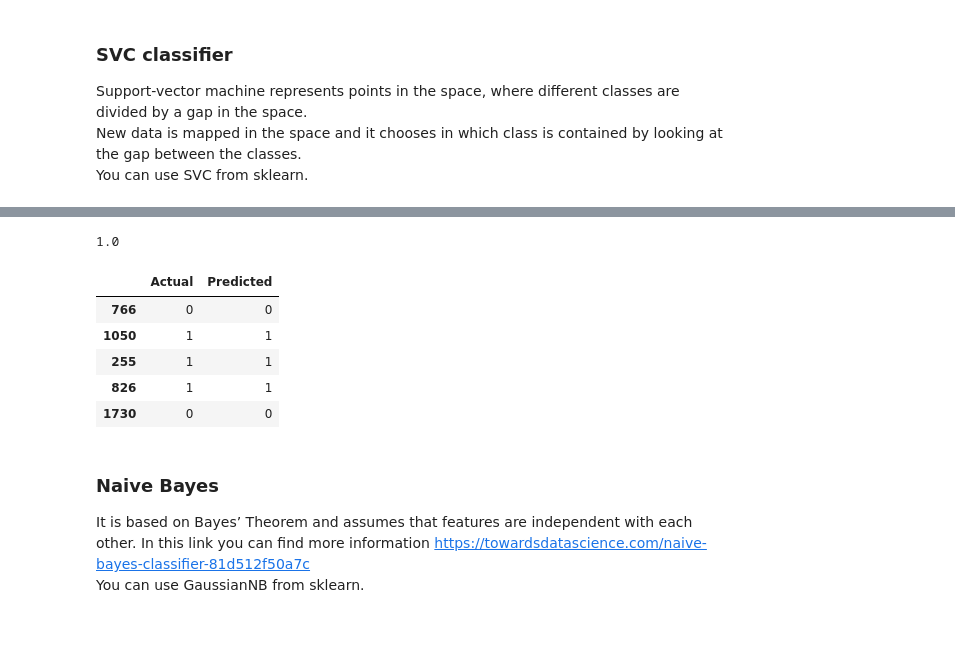
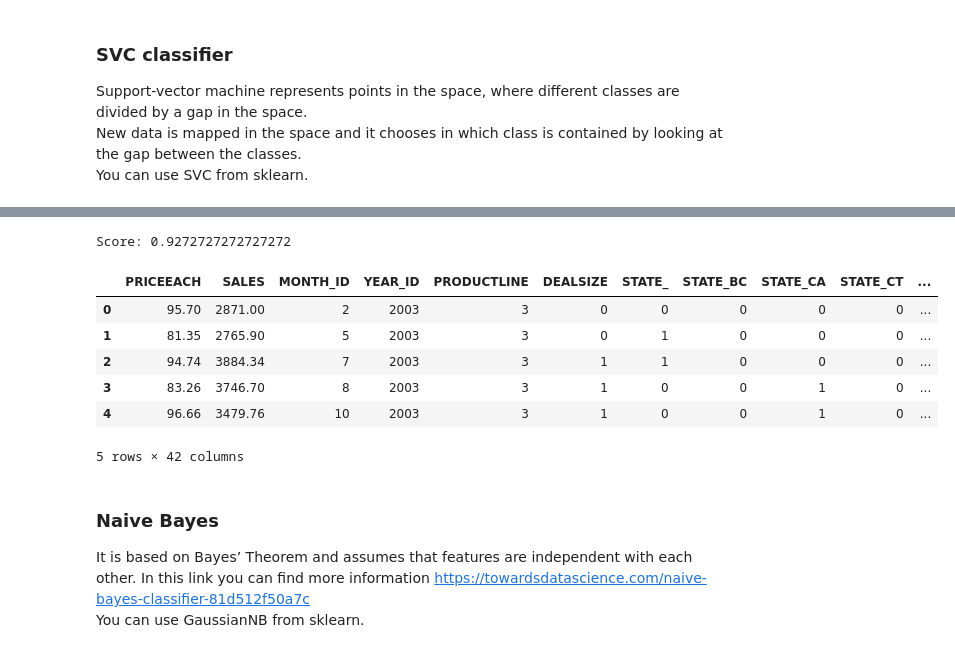
Before and after one commit to rootstrap/ml-training, a Jupyter notebook: classification_example.ipynb, the cells around one changed output, grey strips where cells are left out. Saved outputs shown, nothing was run; the diff lists cells and outputs as text; code cells hidden in the pictures.

```diff
--- a/classification_example.ipynb
+++ b/classification_example.ipynb
@@ -177,21 +189,23 @@ toggle.hide_toggle(for_next=True, toggle_text='Show Code')
 # %%
 from sklearn import svm
 clf = svm.SVC()
 clf.fit(X_train, y_train)
-print(clf.score(X_test,y_test))
+score = clf.score(X_test,y_test)
+print('Score:', score)
 predictions = clf.predict(X_test)
 df_p = pd.DataFrame()
 df_p['Actual'] = y_test
 df_p['Predicted'] = predictions
-df_p.head()
+df.head()
 # %% [output]
-1.0
+Score: 0.9272727272727272
-|  | Actual | Predicted |
-| 766 | 0 | 0 |
-| 1050 | 1 | 1 |
-| 255 | 1 | 1 |
-| 826 | 1 | 1 |
-| 1730 | 0 | 0 |
+|  | PRICEEACH | SALES | MONTH_ID | YEAR_ID | PRODUCTLINE | DEALSIZE | STATE_ | STATE_BC | STATE_CA | STATE_CT | ... |
+| 0 | 95.70 | 2871.00 | 2 | 2003 | 3 | 0 | 0 | 0 | 0 | 0 | ... |
+| 1 | 81.35 | 2765.90 | 5 | 2003 | 3 | 0 | 1 | 0 | 0 | 0 | ... |
+| 2 | 94.74 | 3884.34 | 7 | 2003 | 3 | 1 | 1 | 0 | 0 | 0 | ... |
+| 3 | 83.26 | 3746.70 | 8 | 2003 | 3 | 1 | 0 | 0 | 1 | 0 | ... |
+| 4 | 96.66 | 3479.76 | 10 | 2003 | 3 | 1 | 0 | 0 | 1 | 0 | ... |
+5 rows × 42 columns
 # %% [markdown]
 ### Naive Bayes
 It is based on Bayes’ Theorem and assumes that features are independent with each other. In this link you can find more information https://towardsdatascience.com/naive-bayes-classifier-81d512f50a7c
```
Also changed, not shown: parts of 18 cells of this notebook.
